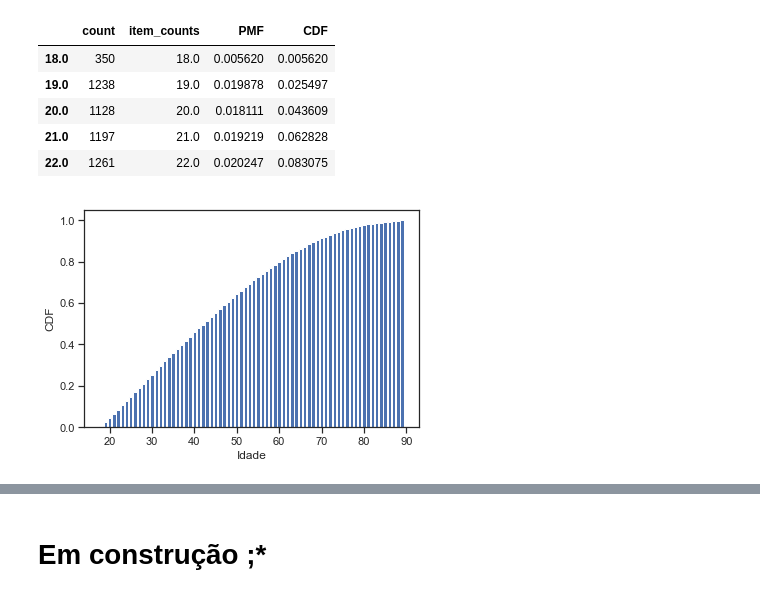
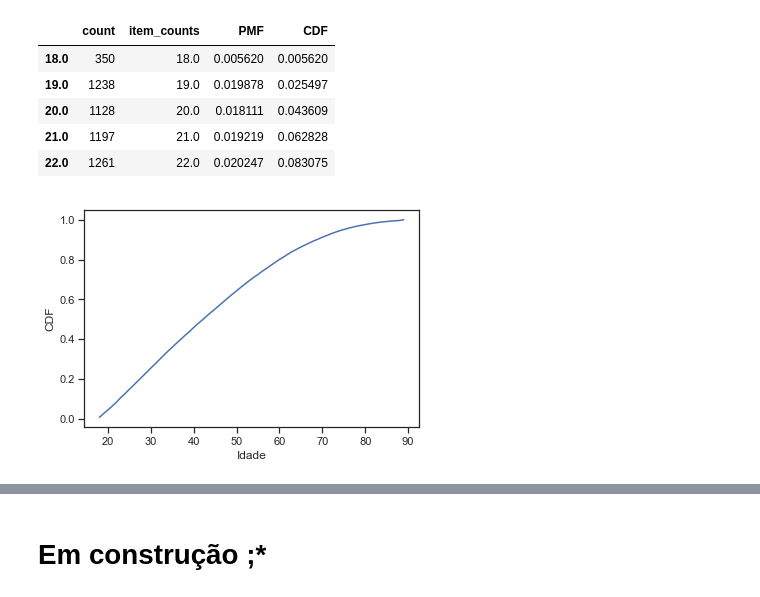
Before and after one commit to plbalmeida/aed-Py, a Jupyter notebook: aed-Py.ipynb, the cells around one changed output, grey strips where cells are left out. Cells and saved outputs as stored; diff of their text form; code cells hidden in the pictures.

```diff
--- a/aed-Py.ipynb
+++ b/aed-Py.ipynb
@@ -394,9 +395,9 @@ gss_age_cdf.head()
 | 22.0 | 1261 | 22.0 | 0.020247 | 0.083075 |
 # %%
 # plotando o histograma da CDF
-plt.bar(gss_age_cdf['item_counts'], gss_age_cdf['CDF'])
+plt.plot(gss_age_cdf['item_counts'], gss_age_cdf['CDF'])
 plt.xlabel('Idade')
 plt.ylabel('CDF')
 plt.show()
 # %% [output]
-[figure, old version]
+[figure, new version]
```
Also changed, not shown: parts of 19 cells of this notebook.
